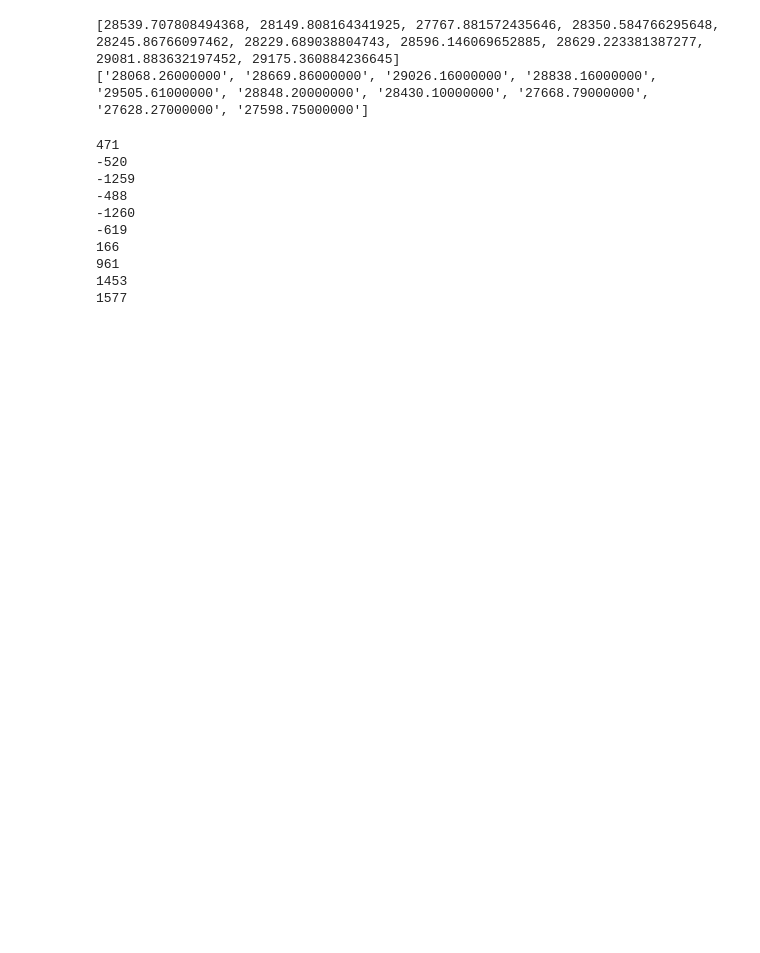
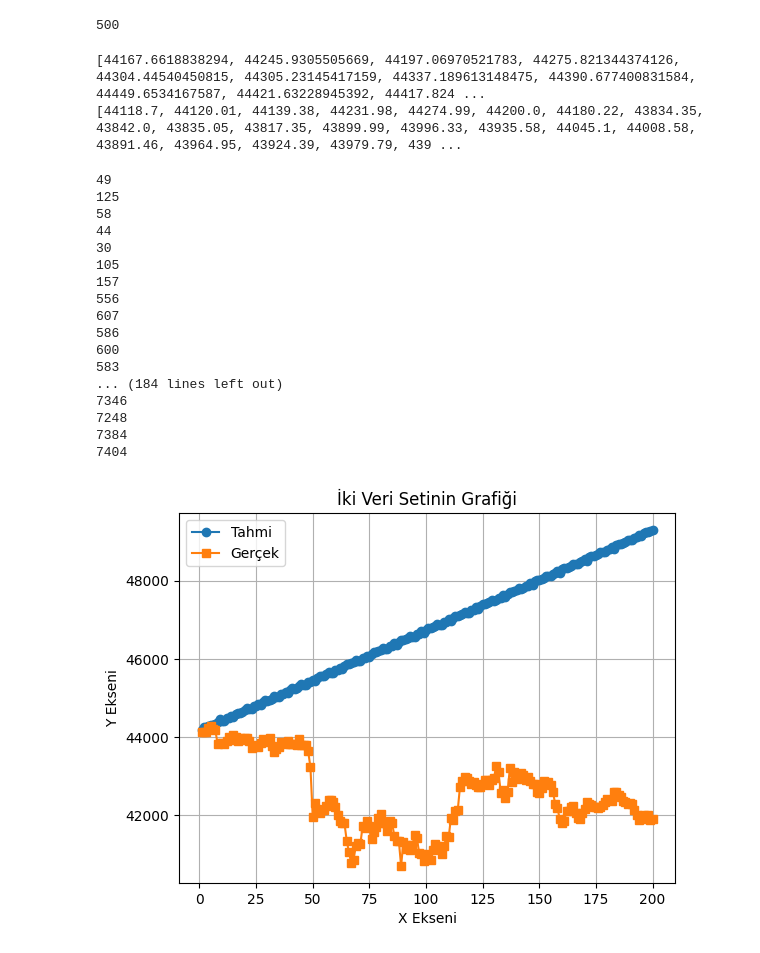
Before and after one commit to onuralpArsln/finTech, a Jupyter notebook: sarima.ipynb, the cells around one changed output. Cells and saved outputs as stored; diff of their text form; code cells hidden in the pictures; blank space fills up the shorter version.

```diff
--- a/sarima.ipynb
+++ b/sarima.ipynb
@@ -51,6 +53,18 @@ url = "https://raw.githubusercontent.com/onuralpArsln/finTech/refs/heads/main/da
 df= pd.read_csv(url, header=None)
 data=df.values.tolist()
 single_dimensional_list = [item[0] for item in data]
+# %%
+data=single_dimensional_list
+
+print(len(data))
+
+test_amount = 200
+
+test_data = data[-test_amount:]
+
+train_data = data[:-test_amount]
+# %% [output]
+500
 # %%
 import numpy as np
 import pandas as pd
@@ -79,14 +93,14 @@ model = SARIMAX(df, order=(1, 1, 1), seasonal_order=(1, 1, 1, 12))  # Adjust the
 model_fit = model.fit(disp=False)
 
 # Forecast the next 10 values
-forecast = model_fit.forecast(steps=10)
+forecast = model_fit.forecast(steps=test_amount)
 
 # Print the forecasted values
 print(forecast.to_list())
 print(test_data)
 # %% [output]
-[28539.707808494368, 28149.808164341925, 27767.881572435646, 28350.584766295648, 28245.86766097462, 28229.689038804743, 28596.146069652885, 28629.223381387277, 29081.883632197452, 29175.360884236645]
-['28068.26000000', '28669.86000000', '29026.16000000', '28838.16000000', '29505.61000000', '28848.20000000', '28430.10000000', '27668.79000000', '27628.27000000', '27598.75000000']
+[44167.6618838294, 44245.9305505669, 44197.06970521783, 44275.821344374126, 44304.44540450815, 44305.23145417159, 44337.189613148475, 44390.677400831584, 44449.6534167587, 44421.63228945392, 44417.824 ...
+[44118.7, 44120.01, 44139.38, 44231.98, 44274.99, 44200.0, 44180.22, 43834.35, 43842.0, 43835.05, 43817.35, 43899.99, 43996.33, 43935.58, 44045.1, 44008.58, 43891.46, 43964.95, 43924.39, 43979.79, 439 ...
 # %%
 forecast_list = forecast.to_list()
 
@@ -98,13 +112,43 @@ list2 = [float(value) for value in test_data]
 for i in range(len(list1)):
     print(int(list1[i]) - int(list2[i]))
 # %% [output]
-471
--520
--1259
--488
--1260
--619
-166
-961
-1453
-1577
+49
+125
+58
+44
+30
+105
+157
+556
+607
+586
+600
+583
+... (184 lines left out)
+7346
+7248
+7384
+7404
+# %%
+import matplotlib.pyplot as plt
+
+# Örnek veriler
+y1 = list1  # İlk Y ekseni verileri
+y2 = list2   # İkinci Y ekseni verileri
+
+# X eksenini otomatik olarak oluştur
+x = range(1, len(y1) + 1)  # 1'den başlayarak y1'in uzunluğu kadar
+
+# Grafiği çiz
+plt.plot(x, y1, marker='o', label='Tahmi')  # İlk veri seti
+plt.plot(x, y2, marker='s', label='Gerçek')  # İkinci veri seti
+
+# Grafik özellikleri
+plt.title('İki Veri Setinin Grafiği')  # Grafik başlığı
+plt.xlabel('X Ekseni')  # X ekseni etiketi
+plt.ylabel('Y Ekseni')  # Y ekseni etiketi
+plt.legend()  # Legend ekle
+plt.grid(True)  # Izgara çizgilerini göster
+plt.show()  # Grafiği göster
+# %% [output]
+[figure, added]
```
Also changed, not shown: parts of 1 cell of this notebook.
